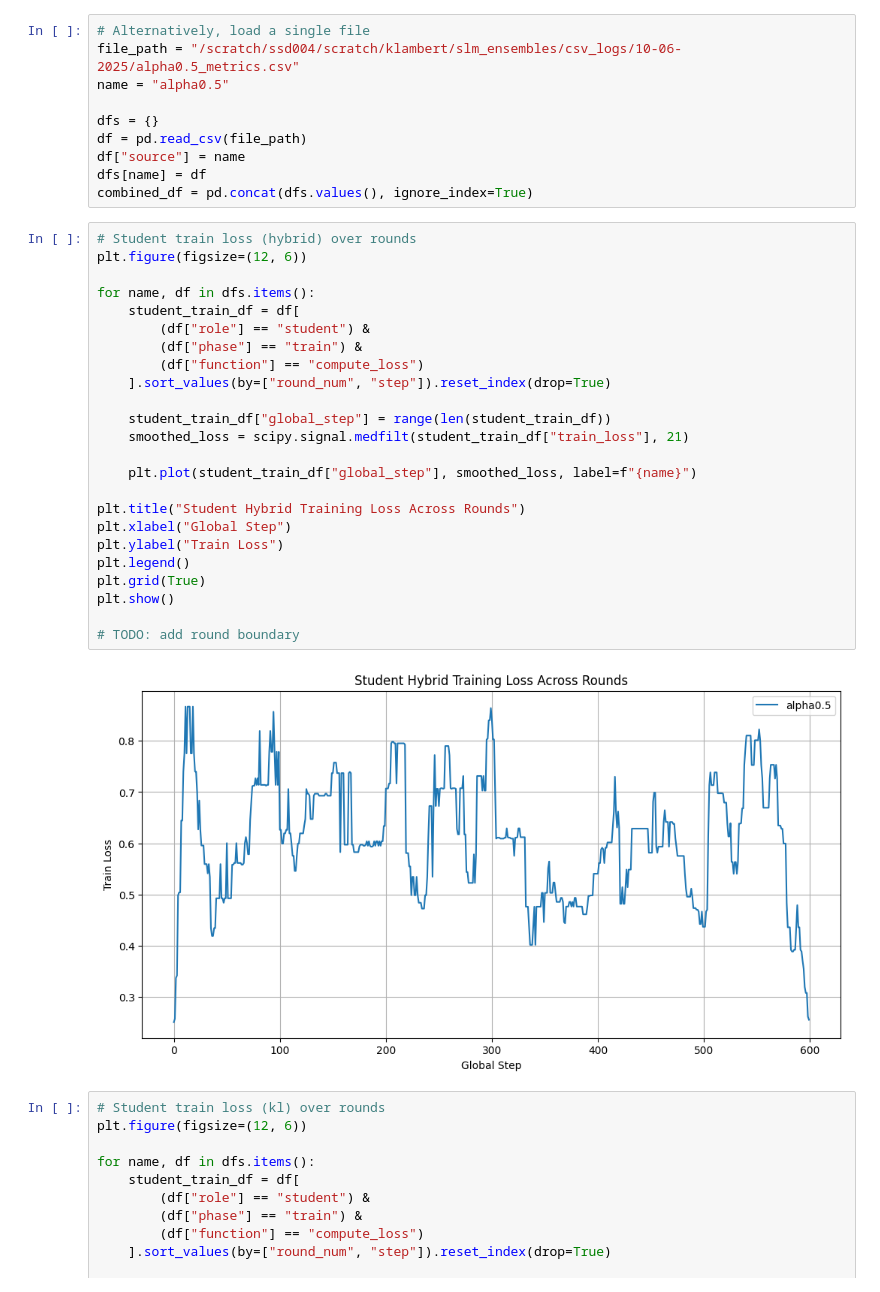
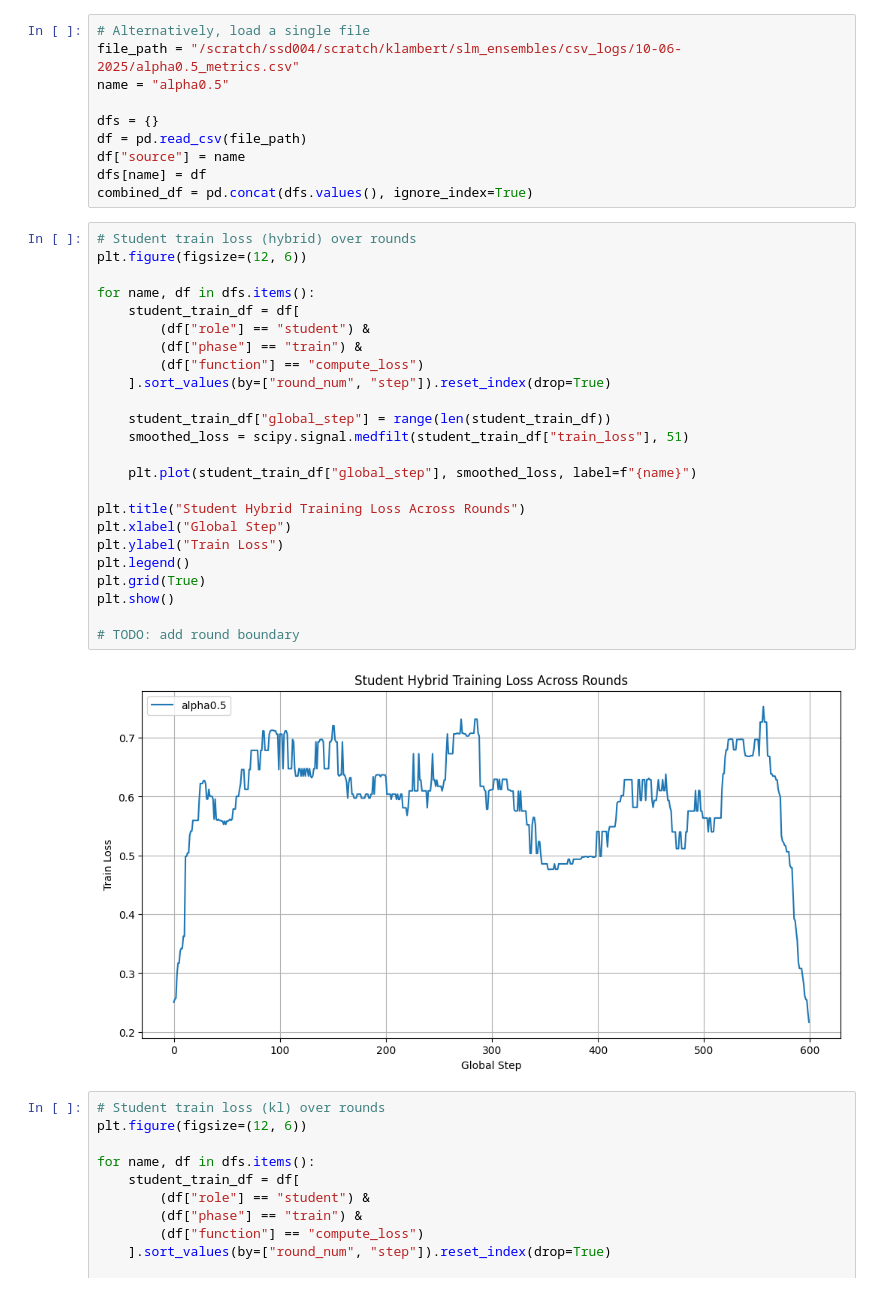
Before and after one commit to r-three/SLMensembles, a Jupyter notebook: SLM_ensembles.ipynb, the cells around one changed output. Cells and saved outputs as stored; diff of their text form.

```diff
--- a/SLM_ensembles.ipynb
+++ b/SLM_ensembles.ipynb
@@ -36,29 +36,29 @@ combined_df = pd.concat(dfs.values(), ignore_index=True)
 # %%
 # Student train loss (hybrid) over rounds
 plt.figure(figsize=(12, 6))
 
 for name, df in dfs.items():
     student_train_df = df[
         (df["role"] == "student") &
         (df["phase"] == "train") &
         (df["function"] == "compute_loss")
     ].sort_values(by=["round_num", "step"]).reset_index(drop=True)
 
     student_train_df["global_step"] = range(len(student_train_df))
-    smoothed_loss = scipy.signal.medfilt(student_train_df["train_loss"], 21)
+    smoothed_loss = scipy.signal.medfilt(student_train_df["train_loss"], 51)
 
     plt.plot(student_train_df["global_step"], smoothed_loss, label=f"{name}")
 
 plt.title("Student Hybrid Training Loss Across Rounds")
 plt.xlabel("Global Step")
 plt.ylabel("Train Loss")
 plt.legend()
 plt.grid(True)
 plt.show()
 
 # TODO: add round boundary
 # %% [output]
-[figure, old version]
+[figure, new version]
 # %%
 # Student train loss (kl) over rounds
 plt.figure(figsize=(12, 6))
```
Also changed, not shown: parts of 1 cell of this notebook.
